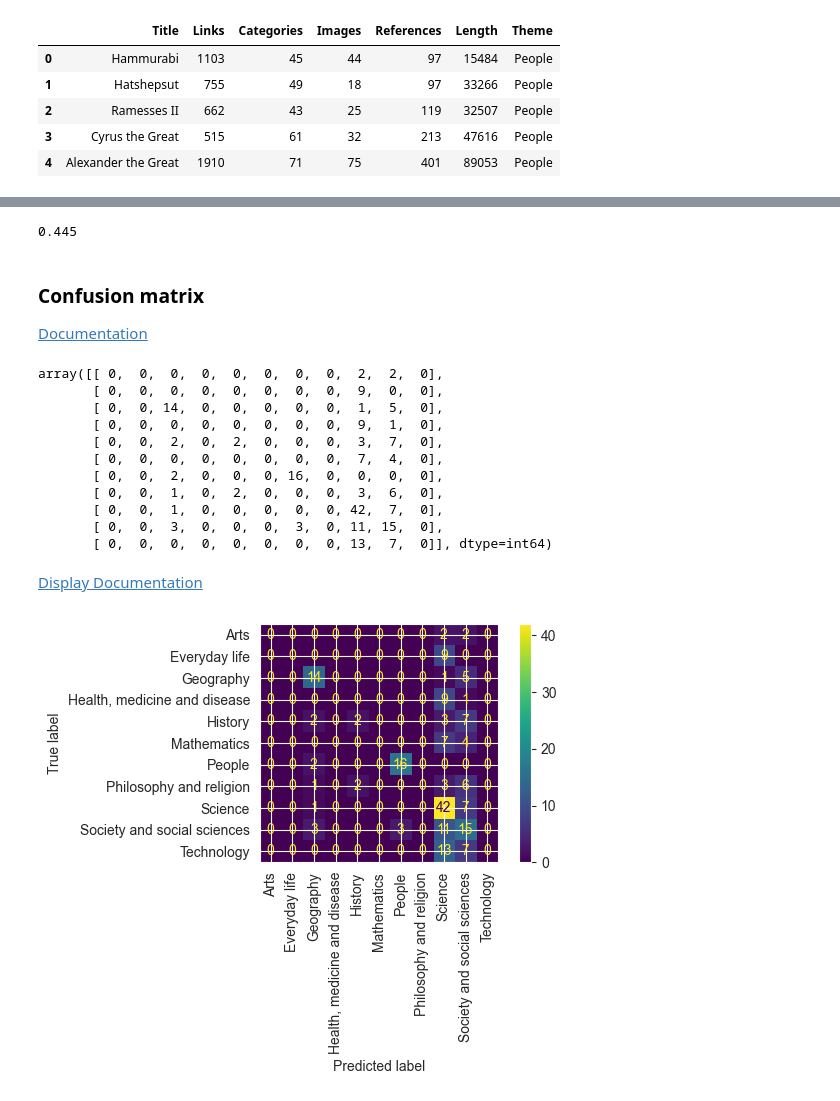
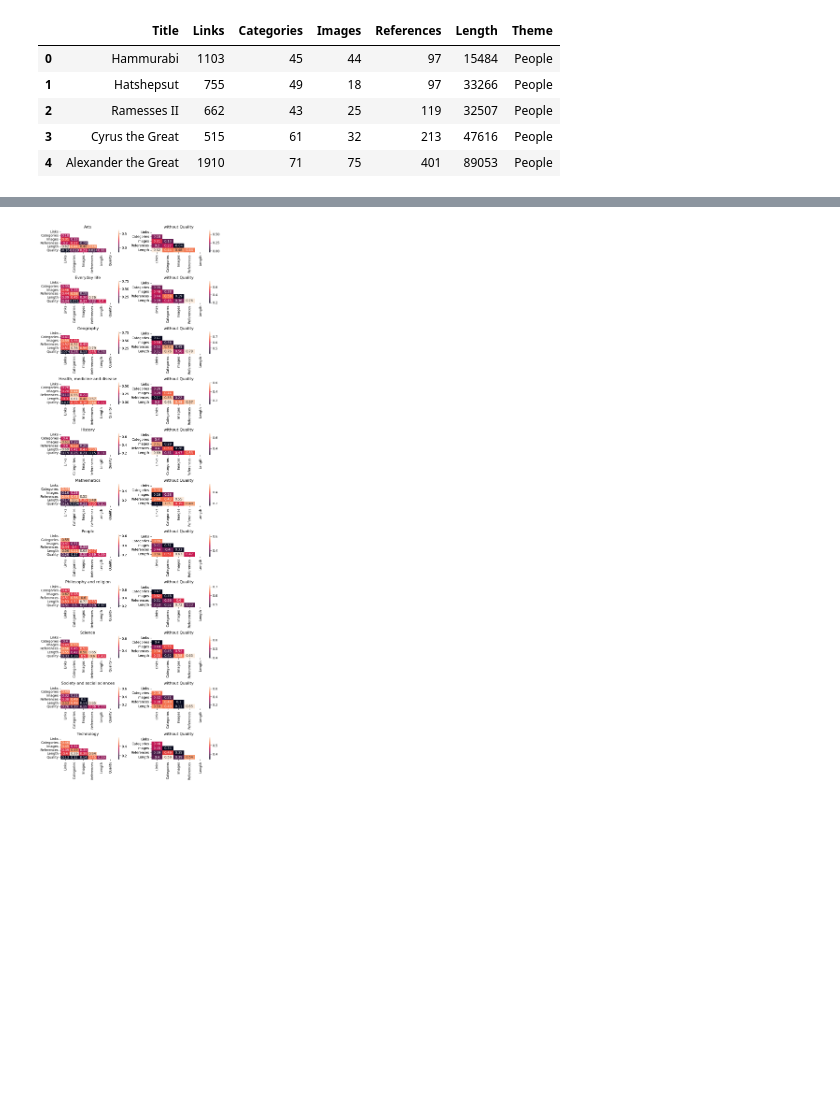
Before and after one commit to csupika/F21DL-Machine-Learning-Portfolio, a Jupyter notebook: lab3.ipynb, the cells around one changed output, grey strips where cells are left out. Cells and saved outputs as stored; diff of their text form; code cells hidden in the pictures; blank space fills up the shorter version.

```diff
--- a/lab3.ipynb
+++ b/lab3.ipynb
@@ -175,3 +141,0 @@ df[df.isna().any(axis=1)]
-# %%
-# Drop missing values
-df = df.dropna()
@@ -233,18 +141,0 @@ sns.heatmap(corr_matrix, annot=True)
-# %%
-def corr_for_category_all_numerical(category):
-    df_filtered = df_all_numerical.query(f"Theme == '{category}'")
-    corr_within_category = df_filtered.corr(numeric_only=True)
-    mask = np.triu(np.ones_like(corr_within_category, dtype=bool))
-    ax[i].set_title(category)
-    sns.heatmap(corr_within_category, mask=mask, annot=True, ax=ax[i])
-
-length = len(categories)
-fig, ax = plt.subplots(length,1, figsize=(6.4, 24))
-i = 0
-
-# plt.figure(figsize=(6.4, 24))
-for category in categories:
-    corr_for_category_all_numerical(category)
-    i+=1
-
-plt.tight_layout()
@@ -390,32 +142,25 @@ svm_std.score(X_train_std, Y_train_std)
-# %%
-svm_std.score(X_test_std, Y_test_std)
-# %% [output]
-0.445
-# %% [markdown]
-### Confusion matrix
-[Documentation](https://scikit-learn.org/stable/modules/generated/sklearn.metrics.confusion_matrix.html#sklearn.metrics.confusion_matrix)
-# %%
-y_pred_std = svm_std.predict(X_test_std)
-cm = confusion_matrix(Y_test_std, y_pred_std)
-cm
-# %% [output]
-array([[ 0,  0,  0,  0,  0,  0,  0,  0,  2,  2,  0],
-       [ 0,  0,  0,  0,  0,  0,  0,  0,  9,  0,  0],
-       [ 0,  0, 14,  0,  0,  0,  0,  0,  1,  5,  0],
-       [ 0,  0,  0,  0,  0,  0,  0,  0,  9,  1,  0],
-       [ 0,  0,  2,  0,  2,  0,  0,  0,  3,  7,  0],
-       [ 0,  0,  0,  0,  0,  0,  0,  0,  7,  4,  0],
-       [ 0,  0,  2,  0,  0,  0, 16,  0,  0,  0,  0],
-       [ 0,  0,  1,  0,  2,  0,  0,  0,  3,  6,  0],
-       [ 0,  0,  1,  0,  0,  0,  0,  0, 42,  7,  0],
-       [ 0,  0,  3,  0,  0,  0,  3,  0, 11, 15,  0],
-       [ 0,  0,  0,  0,  0,  0,  0,  0, 13,  7,  0]], dtype=int64)
-# %% [markdown]
-[Display Documentation](https://scikit-learn.org/stable/modules/generated/sklearn.metrics.ConfusionMatrixDisplay.html#sklearn.metrics.ConfusionMatrixDisplay)
-# %%
-disp = ConfusionMatrixDisplay(confusion_matrix=cm, display_labels=svm_std.classes_)
-disp.plot(xticks_rotation=90)
-
-plt.tight_layout()
-# %% [output]
-[figure, removed]
+# %%
+def corr_for_old_and_new_category(category):
+    df_filtered = df.query(f"Theme == '{category}'")
+    corr_within_category_for_df = df_filtered.corr()#numeric_only=True)
+    mask = np.triu(np.ones_like(corr_within_category_for_df, dtype=bool))
+    ax[i,0].set_title(category)
+    sns.heatmap(corr_within_category_for_df, mask=mask, annot=True, ax=ax[i,0])
+
+    df_filtered = df_without_quality.query(f"Theme == '{category}'")
+    corr_within_category_for_df_filtered = df_filtered.corr()#numeric_only=True)
+    mask = np.triu(np.ones_like(corr_within_category_for_df_filtered, dtype=bool))
+    ax[i,1].set_title("without Quality")
+    sns.heatmap(corr_within_category_for_df_filtered, mask=mask, annot=True, ax=ax[i,1])
+
+length = len(categories)
+fig, ax = plt.subplots(length,2, figsize=(8, 24))
+i = 0
+
+for category in categories:
+    corr_for_old_and_new_category(category)
+    i+=1
+
+plt.tight_layout()
+# %% [output]
+[figure, added]
```
Also changed, not shown: parts of 78 cells of this notebook.
